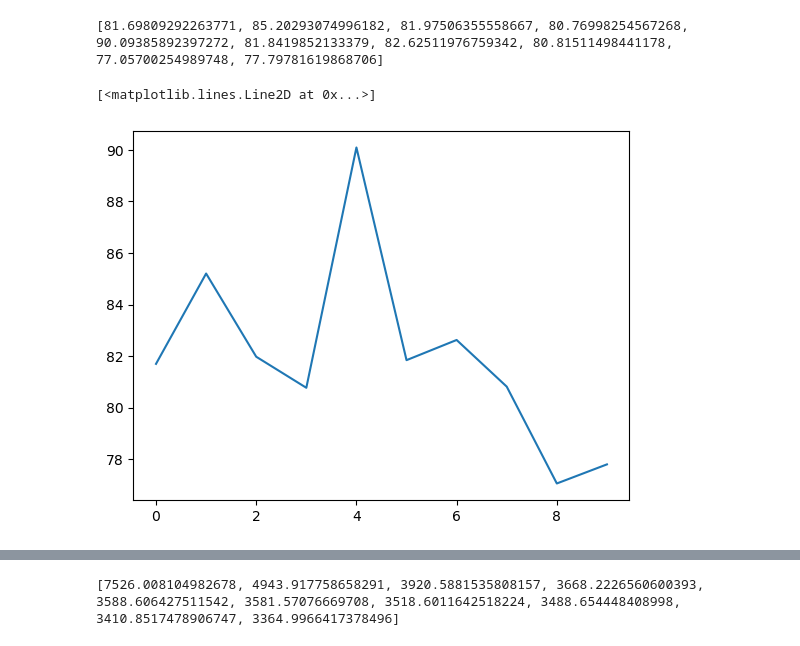
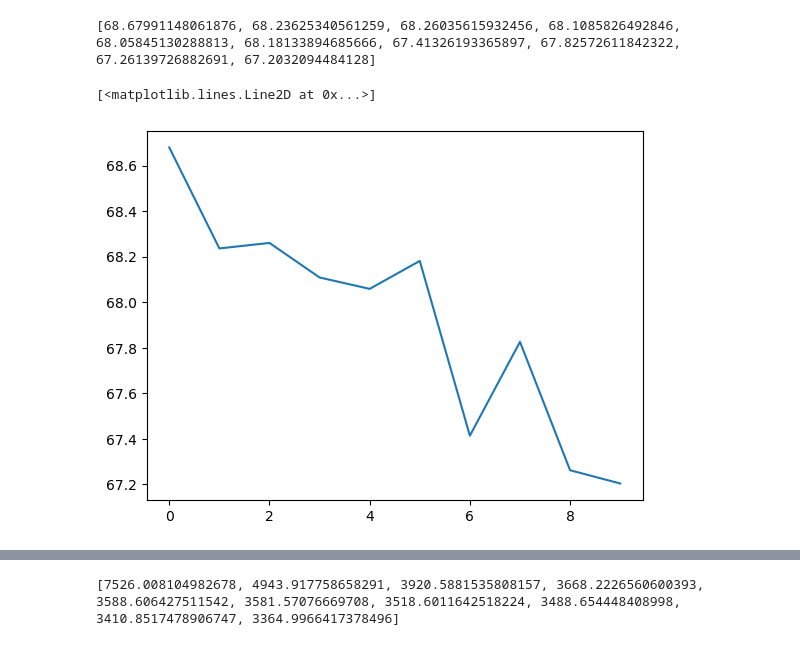
Before and after one commit to saprativa/cs725-project, a Jupyter notebook: Parametric_Neural_network.ipynb, the cells around one changed output, grey strips where cells are left out. Cells and saved outputs as stored; diff of their text form; code cells hidden in the pictures.

```diff
--- a/Parametric_Neural_network.ipynb
+++ b/Parametric_Neural_network.ipynb
@@ -110,23 +94,23 @@ array([[ 8.0849532 ,  0.32845422],
 # %%
 df = pd.read_csv('./iris/reduced_iris.csv')
 df.drop(df.columns[[0]], axis=1, inplace=True)
 cols = df.columns
 y = df[cols[-1]]
 X = df.drop(cols[-1],axis=1)
 
 X = X.to_numpy(dtype=float)
 y = y.to_numpy(dtype=int)
 
 scaler = StandardScaler()
 X = scaler.fit_transform(X)
 
 y = np.array([[i] for i in y])
 
-mean,error_vals = CEO(list_of_tau,len(list_of_tau),np.ones((3,2))*0.5,np.ones((3,2)),3,X,y,0.3)
+mean,error_vals = CEO(list_of_tau,len(list_of_tau),np.ones((3,2))*0.5,np.ones((3,2)),3,X[:99],y[:99],0.3)
 
 print(error_vals)
 plt.plot(error_vals)
 # %% [output]
-[81.69809292263771, 85.20293074996182, 81.97506355558667, 80.76998254567268, 90.09385892397272, 81.8419852133379, 82.62511976759342, 80.81511498441178, 77.05700254989748, 77.79781619868706]
+[68.67991148061876, 68.23625340561259, 68.26035615932456, 68.1085826492846, 68.05845130288813, 68.18133894685666, 67.41326193365897, 67.82572611842322, 67.26139726882691, 67.2032094484128]
 [<matplotlib.lines.Line2D at 0x...>]
-[figure, old version]
+[figure, new version]
```
Also changed, not shown: parts of 18 cells of this notebook, 2 other files.
